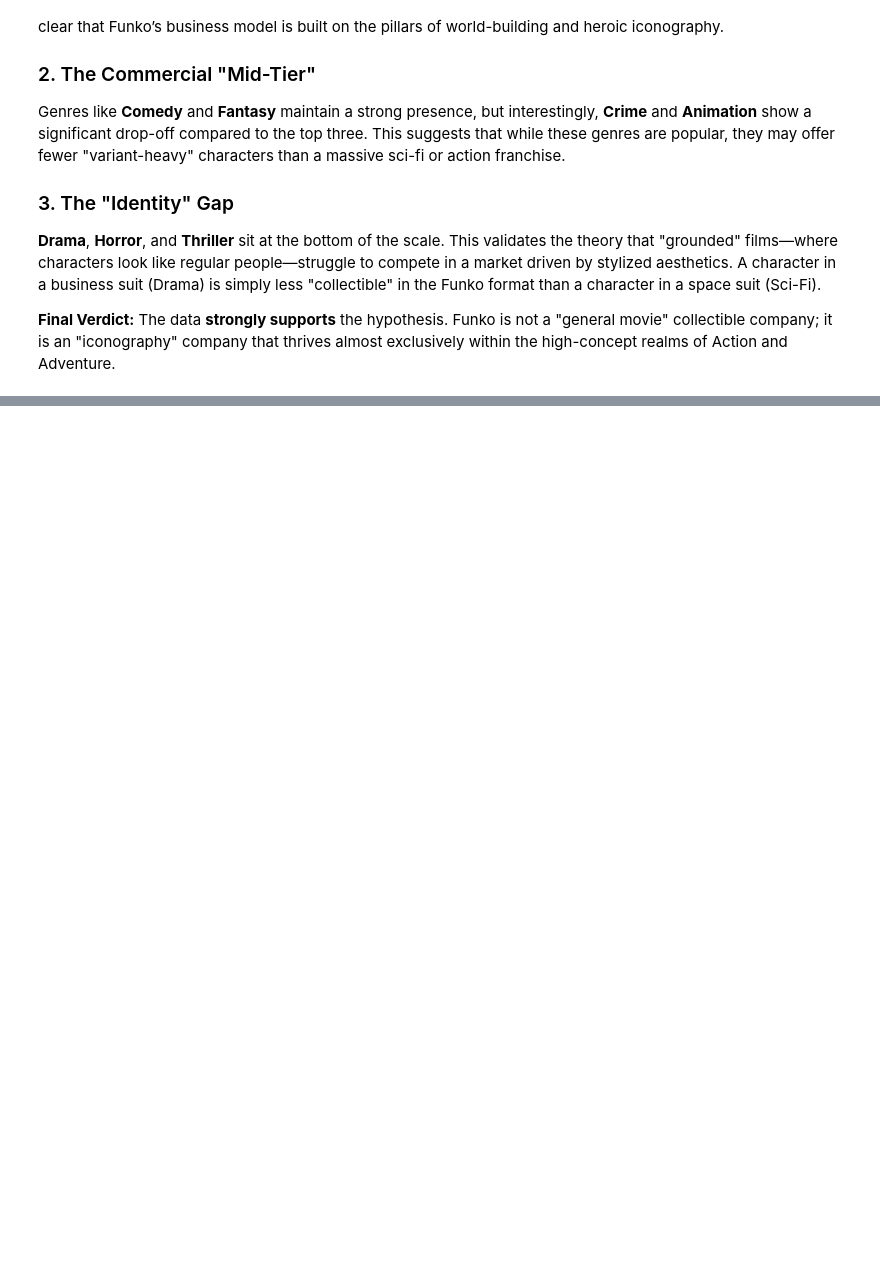
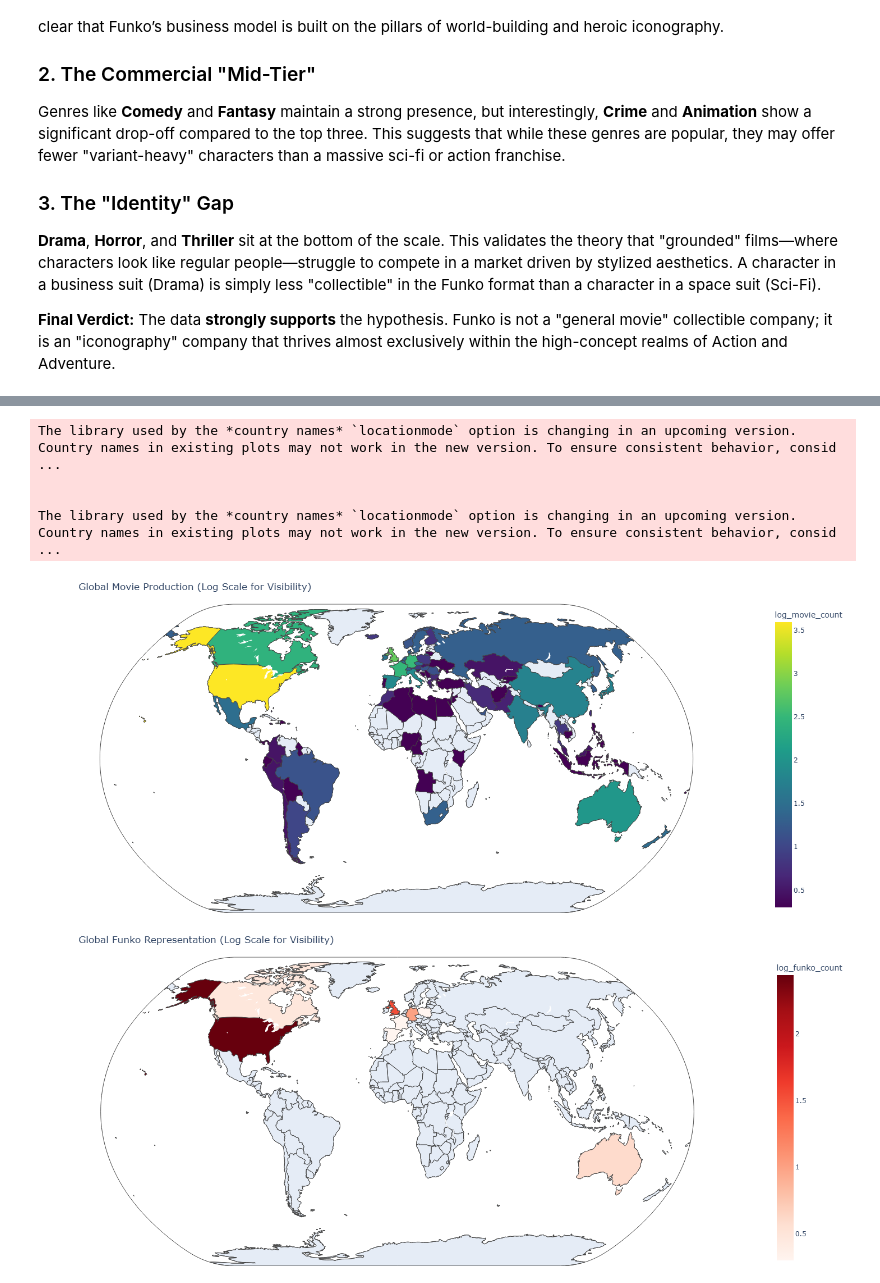
Before and after one commit to jivko25/Funko-pop-analyzer, a Jupyter notebook: index.ipynb, the cells around one changed output, grey strips where cells are left out. Saved outputs shown, nothing was run; the diff lists cells and outputs as text; code cells hidden in the pictures; blank space fills up the shorter version.

```diff
--- a/index.ipynb
+++ b/index.ipynb
@@ -242,0 +251,56 @@ Genres like **Comedy** and **Fantasy** maintain a strong presence, but interesti
+# %%
+# --- STEP 1: Aggregate Data (Already assuming you have the exploded DataFrames) ---
+
+# Total movies per country
+total_movies_geo = df_all_movies_exploded.groupby('country_list').size().reset_index(name='movie_count')
+
+# Total Funko products per country
+funko_movies_geo = df_funko_movies_exploded.groupby('country_list').size().reset_index(name='funko_count')
+
+# --- STEP 2: Apply Log Scale to handle the USA outlier ---
+# This makes smaller values (like Europe/Asia) more visible while keeping USA at the top
+total_movies_geo['log_movie_count'] = np.log10(total_movies_geo['movie_count'] + 1)
+funko_movies_geo['log_funko_count'] = np.log10(funko_movies_geo['funko_count'] + 1)
+
+# --- STEP 3: Visualizations (Bigger and Better Colors) ---
+
+# Map 1: Global Movie Production
+fig_map1 = px.choropleth(
+    total_movies_geo,
+    locations="country_list",
+    locationmode='country names',
+    color="log_movie_count", # Using log scale for colors
+    hover_name="country_list",
+    hover_data={"movie_count": True, "log_movie_count": False}, # Show real count on hover
+    title="Global Movie Production (Log Scale for Visibility)",
+    color_continuous_scale='Viridis',
+    width=1200, height=600 # Bigger size
+)
+
+# Map 2: Global Funko Representation
+fig_map2 = px.choropleth(
+    funko_movies_geo,
+    locations="country_list",
+    locationmode='country names',
+    color="log_funko_count", # Using log scale for colors
+    hover_name="country_list",
+    hover_data={"funko_count": True, "log_funko_count": False}, # Show real count on hover
+    title="Global Funko Representation (Log Scale for Visibility)",
+    color_continuous_scale='Reds',
+    width=1200, height=600 # Bigger size
+)
+
+# Improve map projection and margins
+for f in [fig_map1, fig_map2]:
+    f.update_geos(projection_type="natural earth", showcountries=True)
+    f.update_layout(margin={"r":0,"t":50,"l":0,"b":0})
+
+fig_map1.show()
+fig_map2.show()
+# %% [output]
+The library used by the *country names* `locationmode` option is changing in an upcoming version. Country names in existing plots may not work in the new version. To ensure consistent behavior, consid ...
+
+
+The library used by the *country names* `locationmode` option is changing in an upcoming version. Country names in existing plots may not work in the new version. To ensure consistent behavior, consid ...
+[figure, added]
+[figure, added]
```
Also changed, not shown: parts of 2 cells of this notebook.
